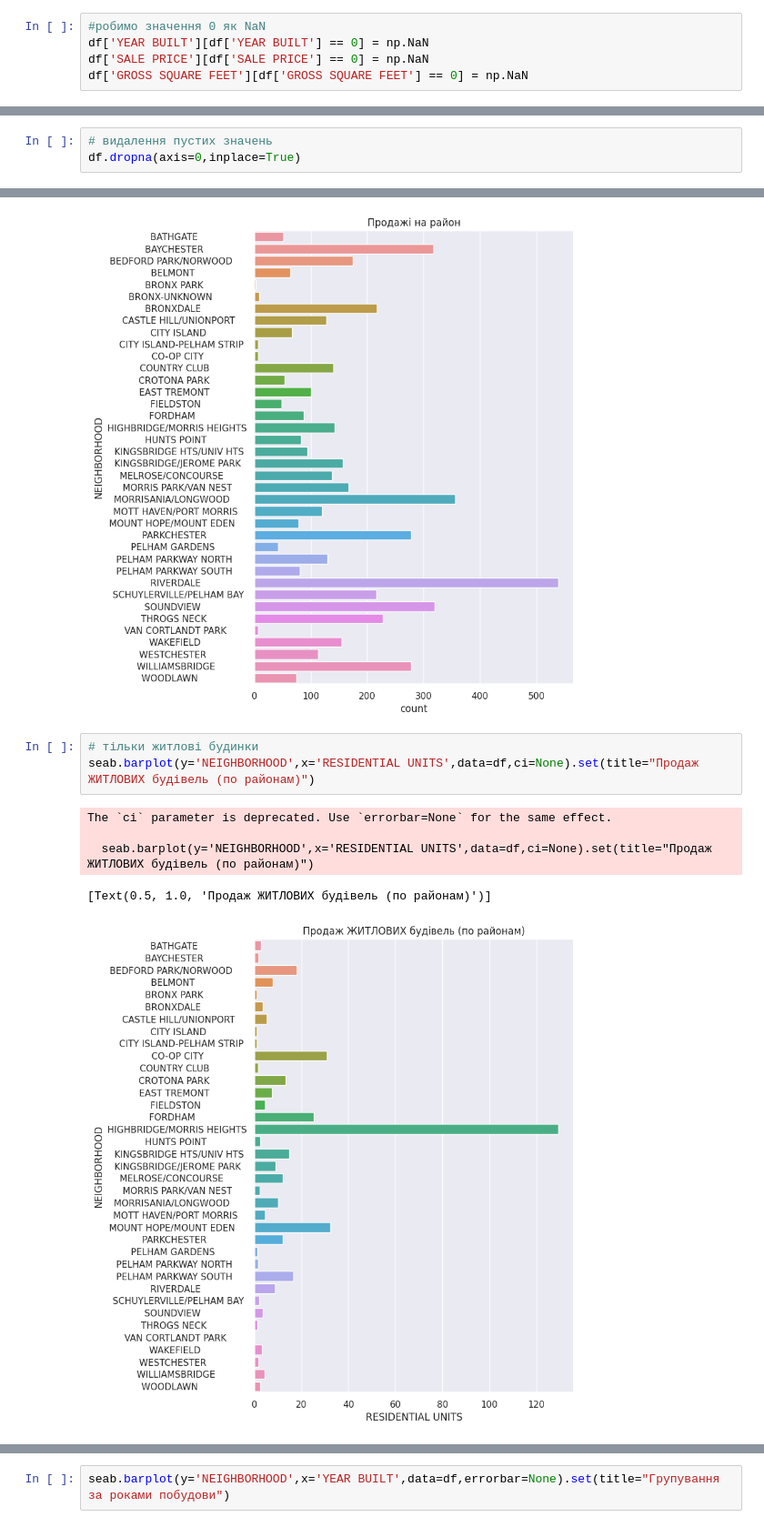
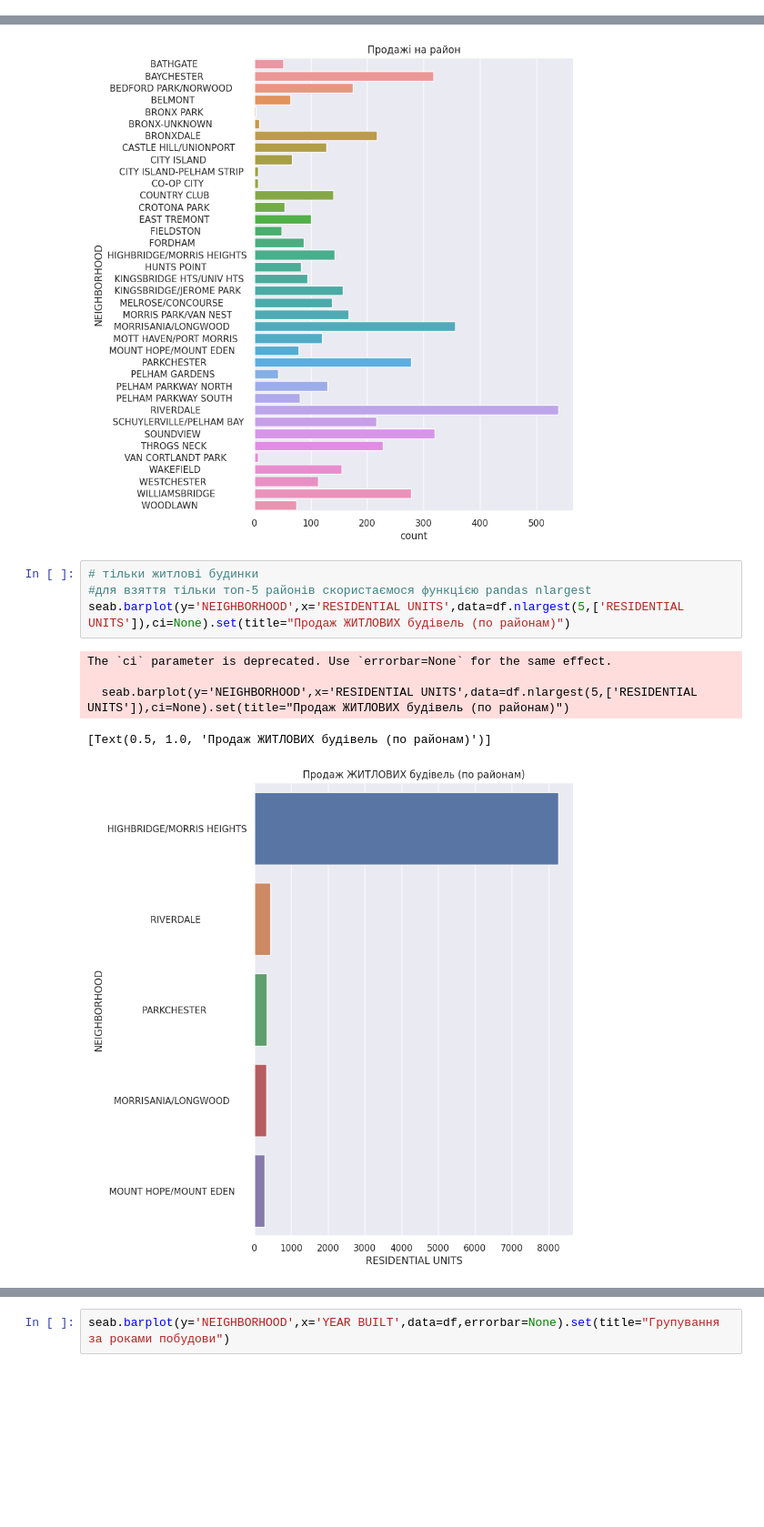
Before and after one commit to Vitalii16Darn/DatSciencMachLear, a Jupyter notebook: Labor2/2.ipynb, the cells around one changed output, grey strips where cells are left out. Shown at 91% size. Drawn from its saved outputs; the diff is of its cells as text; blank space fills up the shorter version.

```diff
--- a/Labor2/2.ipynb
+++ b/Labor2/2.ipynb
@@ -62,8 +62,3 @@ BUILDING CLASS AT TIME OF SALE    0
 SALE PRICE                        0
 SALE DATE                         0
 dtype: int64
-# %%
-#робимо значення 0 як NaN
-df['YEAR BUILT'][df['YEAR BUILT'] == 0] = np.NaN
-df['SALE PRICE'][df['SALE PRICE'] == 0] = np.NaN
-df['GROSS SQUARE FEET'][df['GROSS SQUARE FEET'] == 0] = np.NaN
@@ -83,3 +64,0 @@ See the caveats in the documentation: https://pandas.pydata.org/pandas-docs/stab
-# %%
-# видалення пустих значень
-df.dropna(axis=0,inplace=True)
@@ -108,13 +71,14 @@ seab.countplot(data=df,y="NEIGHBORHOOD").set(title="Продажі на райо
 [figure]
 # %%
 # тільки житлові будинки
-seab.barplot(y='NEIGHBORHOOD',x='RESIDENTIAL UNITS',data=df,ci=None).set(title="Продаж ЖИТЛОВИХ будівель (по районам)")
+#для взяття тільки топ-5 районів скористаємося функцією pandas nlargest
+seab.barplot(y='NEIGHBORHOOD',x='RESIDENTIAL UNITS',data=df.nlargest(5,['RESIDENTIAL UNITS']),ci=None).set(title="Продаж ЖИТЛОВИХ будівель (по районам)")
 # %% [output]
 The `ci` parameter is deprecated. Use `errorbar=None` for the same effect.
 
-  seab.barplot(y='NEIGHBORHOOD',x='RESIDENTIAL UNITS',data=df,ci=None).set(title="Продаж ЖИТЛОВИХ будівель (по районам)")
+  seab.barplot(y='NEIGHBORHOOD',x='RESIDENTIAL UNITS',data=df.nlargest(5,['RESIDENTIAL UNITS']),ci=None).set(title="Продаж ЖИТЛОВИХ будівель (по районам)")
 [Text(0.5, 1.0, 'Продаж ЖИТЛОВИХ будівель (по районам)')]
-[figure, old version]
+[figure, new version]
 # %%
 # тільки комерція (вибираємо відповідний стовпець COMMERCIAL UNITS з excel файлу
 seab.barplot(y='NEIGHBORHOOD',x='COMMERCIAL UNITS',data=df,ci=None).set(title="Продаж КОМЕРЦІЙНИХ будівель (по районам)")
```
Also changed, not shown: parts of 7 cells of this notebook, 1 other file.
